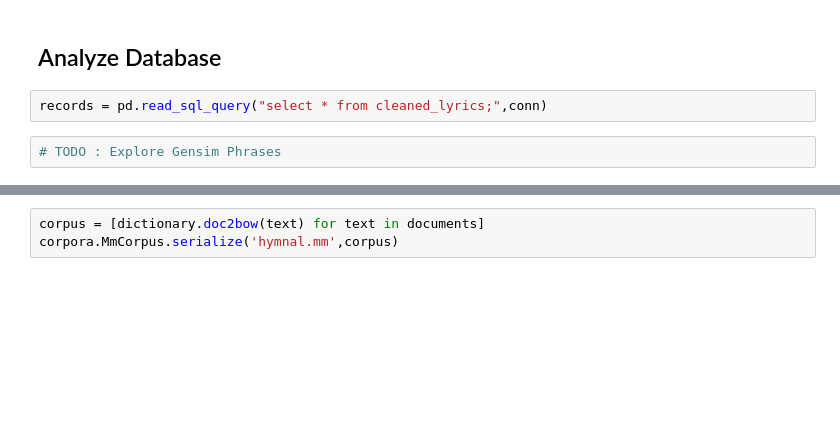
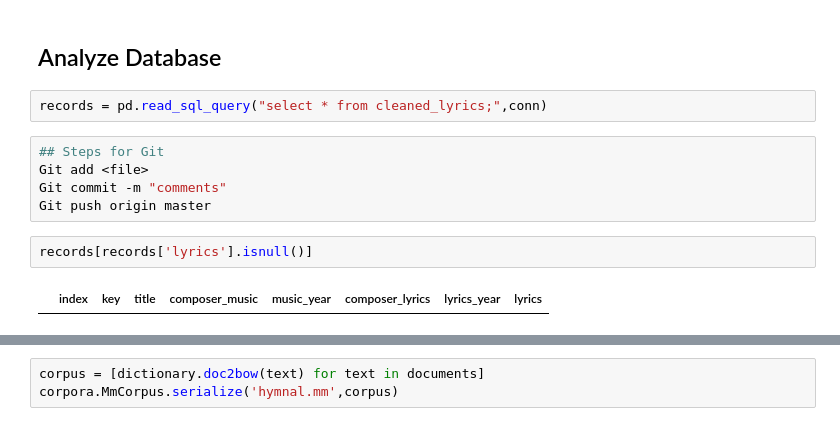
Before and after one commit to chenjennhaur/lyrics, a Jupyter notebook: LyricsAnalytics.ipynb, the cells around one changed output, grey strips where cells are left out. Cells and saved outputs as stored; diff of their text form; blank space fills up the shorter version.

```diff
--- a/LyricsAnalytics.ipynb
+++ b/LyricsAnalytics.ipynb
@@ -101,5 +105,12 @@ df.to_sql('cleaned_lyrics',conn,if_exists='replace')
 ## Analyze Database
 # %%
 records = pd.read_sql_query("select * from cleaned_lyrics;",conn)
-# %%
-# TODO : Explore Gensim Phrases
+# %%
+## Steps for Git
+Git add <file>
+Git commit -m "comments"
+Git push origin master
+# %%
+records[records['lyrics'].isnull()]
+# %% [output]
+|  | index | key | title | composer_music | music_year | composer_lyrics | lyrics_year | lyrics |
```
Also changed, not shown: parts of 13 cells of this notebook.
